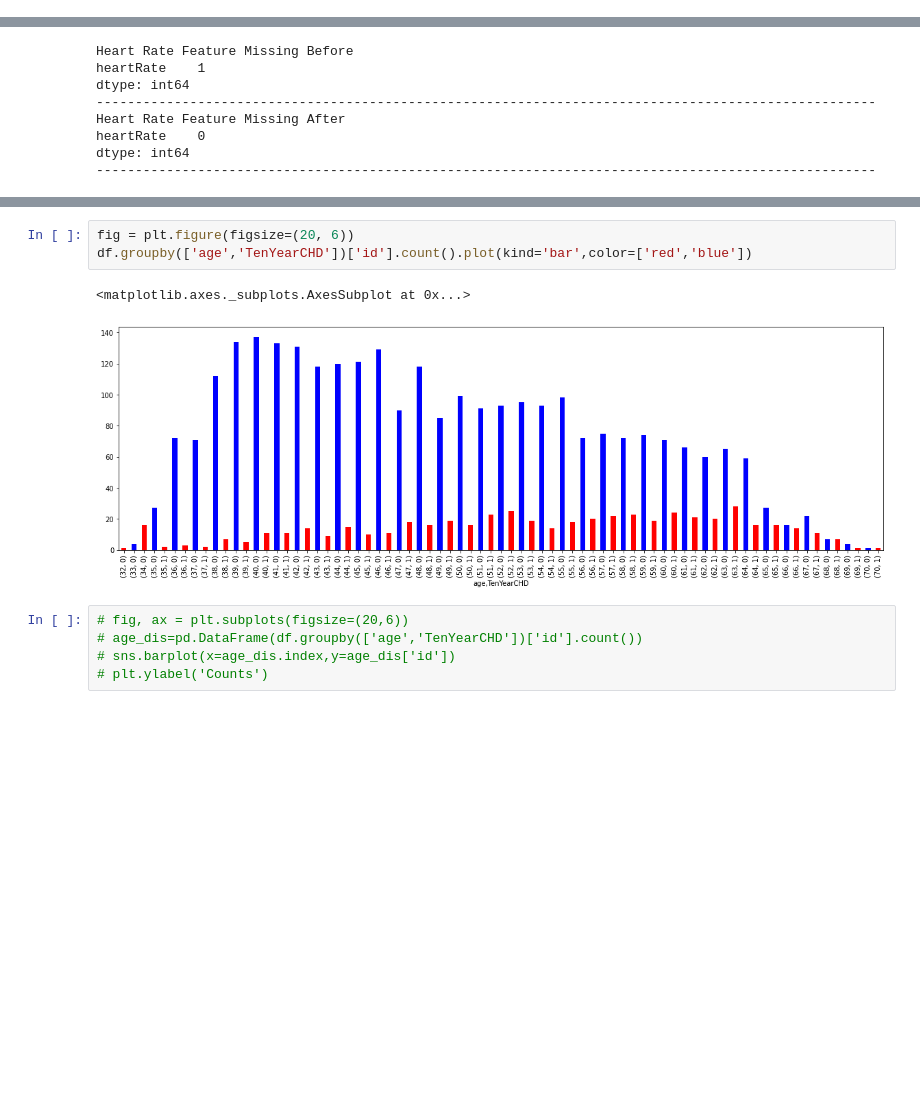
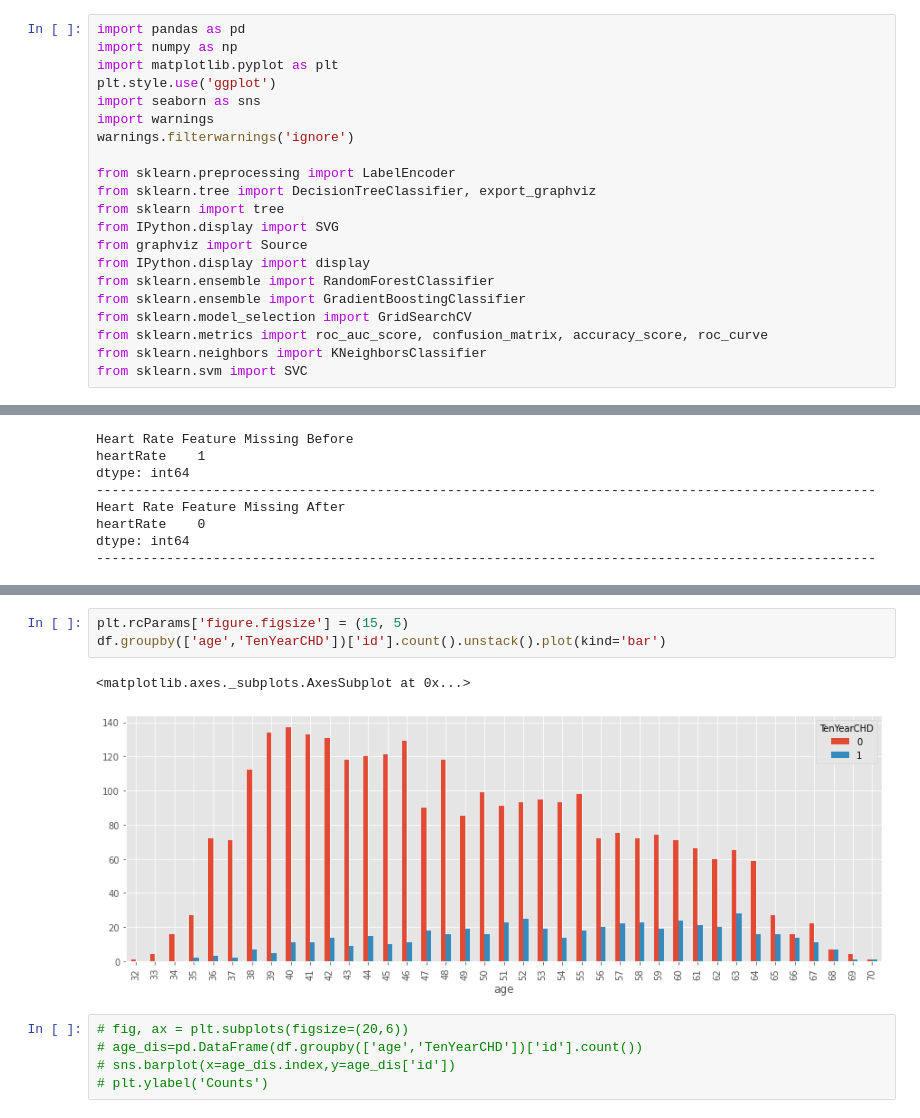
Before and after one commit to rugadamanikanta/Cardiovascular-Risk-Prediction, a Jupyter notebook: Cardiovascular_Risk_Prediction.ipynb, the cells around one changed output, grey strips where cells are left out. Saved outputs shown, nothing was run; the diff lists cells and outputs as text; blank space fills up the shorter version.

```diff
--- a/Cardiovascular_Risk_Prediction.ipynb
+++ b/Cardiovascular_Risk_Prediction.ipynb
@@ -38,3 +31,24 @@ warnings.filterwarnings('ignore')
+# %%
+import pandas as pd
+import numpy as np
+import matplotlib.pyplot as plt
+plt.style.use('ggplot')
+import seaborn as sns
+import warnings
+warnings.filterwarnings('ignore')
+
+from sklearn.preprocessing import LabelEncoder
+from sklearn.tree import DecisionTreeClassifier, export_graphviz
+from sklearn import tree
+from IPython.display import SVG
+from graphviz import Source
+from IPython.display import display
+from sklearn.ensemble import RandomForestClassifier
+from sklearn.ensemble import GradientBoostingClassifier
+from sklearn.model_selection import GridSearchCV
+from sklearn.metrics import roc_auc_score, confusion_matrix, accuracy_score, roc_curve
+from sklearn.neighbors import KNeighborsClassifier
+from sklearn.svm import SVC
 # %%
 from google.colab import drive
 drive.mount('/content/drive')
@@ -431,9 +445,9 @@ plt.show()
 # %%
-fig = plt.figure(figsize=(20, 6))
-df.groupby(['age','TenYearCHD'])['id'].count().plot(kind='bar',color=['red','blue'])
+plt.rcParams['figure.figsize'] = (15, 5)
+df.groupby(['age','TenYearCHD'])['id'].count().unstack().plot(kind='bar')
 # %% [output]
 <matplotlib.axes._subplots.AxesSubplot at 0x...>
-[figure, old version]
+[figure, new version]
 # %%
 # fig, ax = plt.subplots(figsize=(20,6))
 # age_dis=pd.DataFrame(df.groupby(['age','TenYearCHD'])['id'].count())
```
Also changed, not shown: parts of 84 cells of this notebook.
